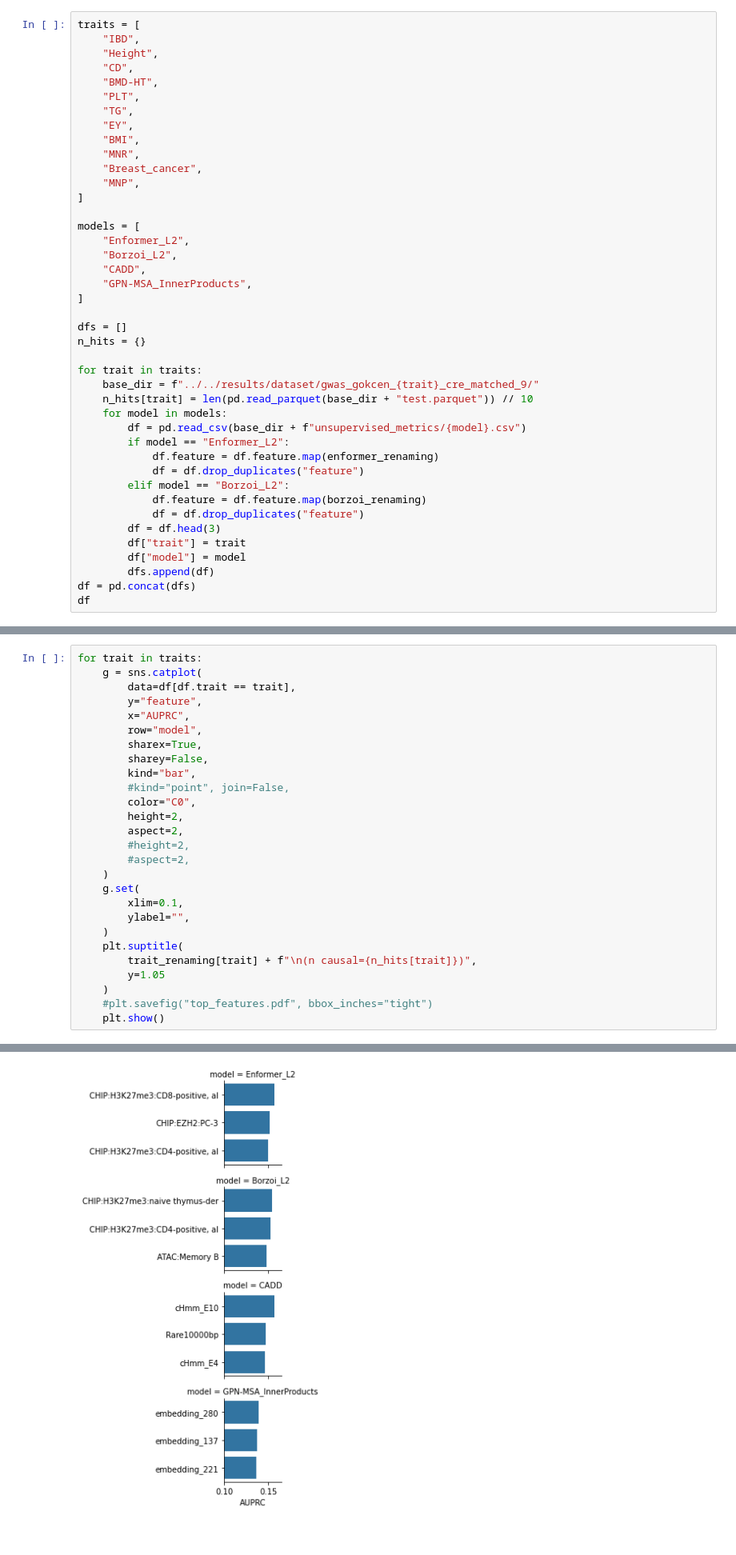
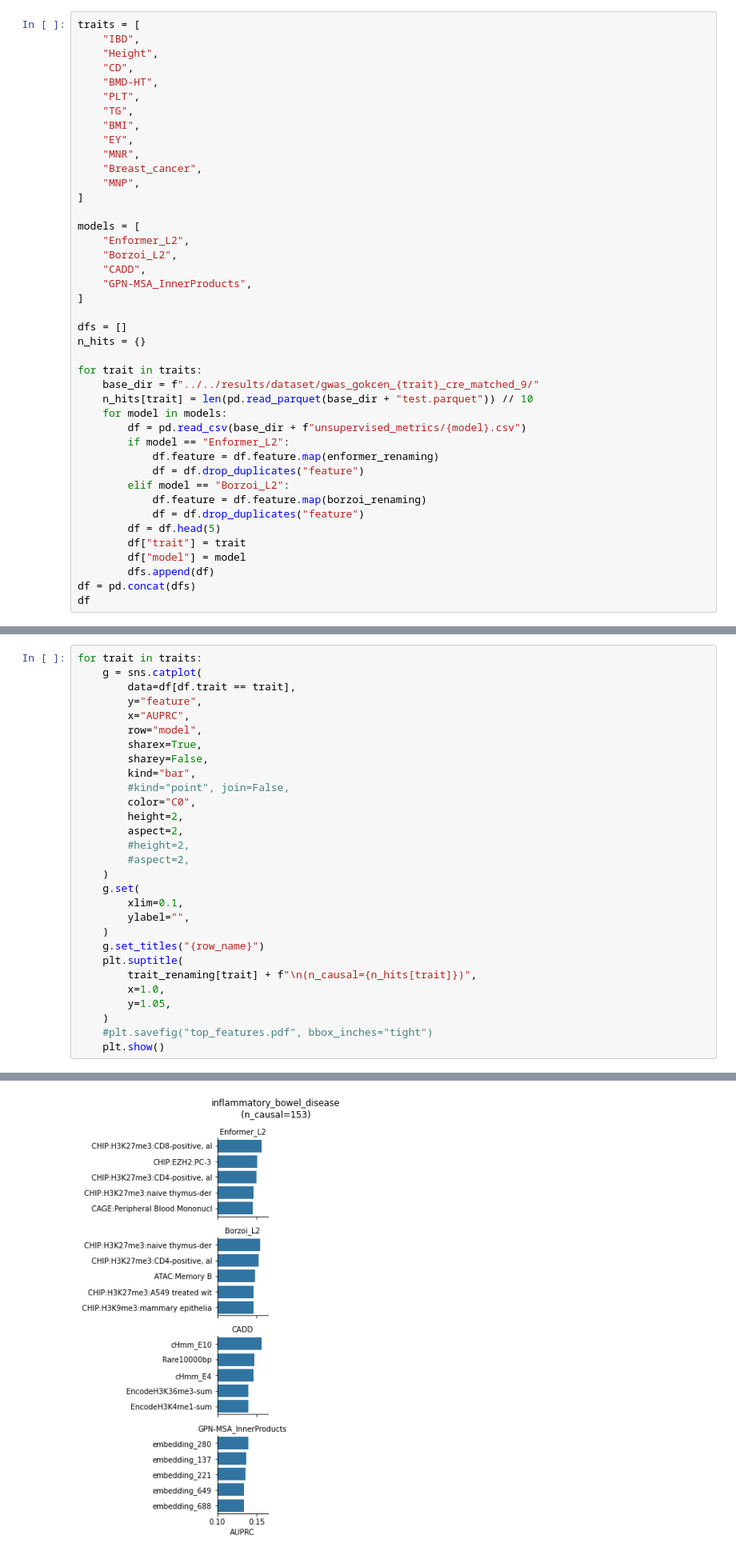
Before and after one commit to minjaf/TraitGym, a Jupyter notebook: workflow/notebooks/top_features.ipynb, the cells around one changed output, grey strips where cells are left out. Shown at 80% size. Drawn from its saved outputs; the diff is of its cells as text; blank space fills up the shorter version.

```diff
--- a/workflow/notebooks/top_features.ipynb
+++ b/workflow/notebooks/top_features.ipynb
@@ -39,8 +39,8 @@ traits = [
     "BMD-HT",
     "PLT",
     "TG",
+    "BMI",
     "EY",
-    "BMI",
     "MNR",
     "Breast_cancer",
     "MNP",
@@ -67,7 +67,7 @@ for trait in traits:
         elif model == "Borzoi_L2":
             df.feature = df.feature.map(borzoi_renaming)
             df = df.drop_duplicates("feature")
-        df = df.head(3)
+        df = df.head(5)
         df["trait"] = trait
         df["model"] = model
         dfs.append(df)
@@ -108,9 +108,11 @@ for trait in traits:
         xlim=0.1,
         ylabel="",
     )
+    g.set_titles("{row_name}")
     plt.suptitle(
-        trait_renaming[trait] + f"\n(n causal={n_hits[trait]})",
-        y=1.05
+        trait_renaming[trait] + f"\n(n_causal={n_hits[trait]})",
+        x=1.0,
+        y=1.05,
     )
     #plt.savefig("top_features.pdf", bbox_inches="tight")
     plt.show()
@@ -119 +120 @@ KeyError: 'col_name'
-[figure, old version]
+[figure, new version]
```
Also changed, not shown: parts of 14 cells of this notebook, 7 other files.
